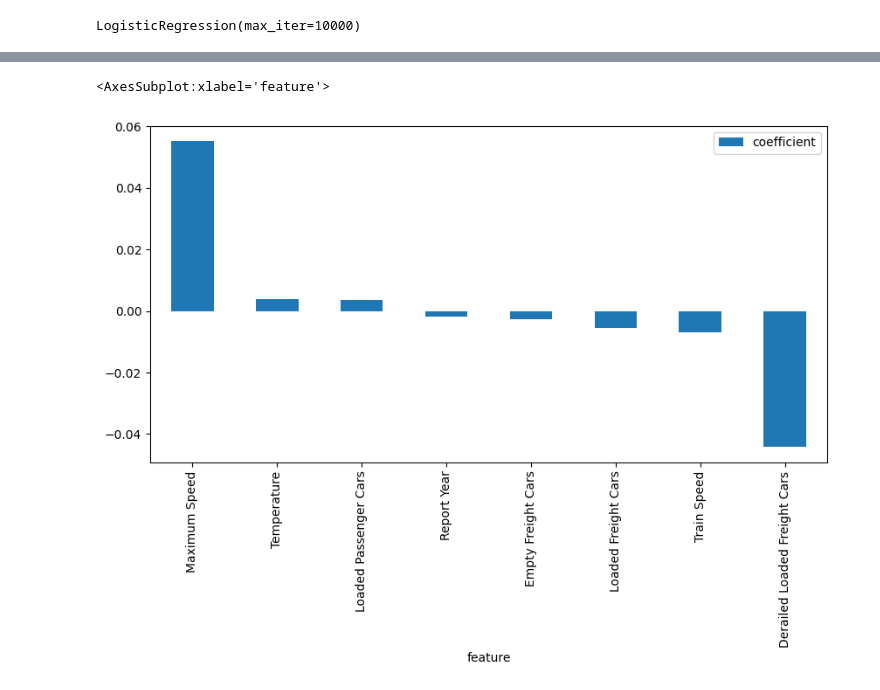
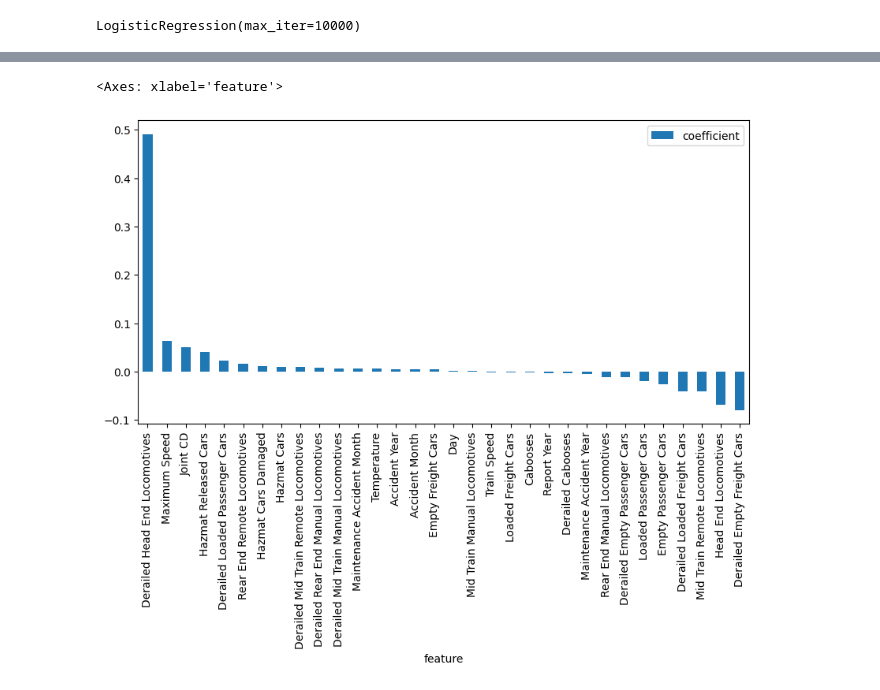
Before and after one commit to ndahlinuvm/Train-Derailment-287Project, a Jupyter notebook: log_reg.ipynb, the cells around one changed output, grey strips where cells are left out. Saved outputs shown, nothing was run; the diff lists cells and outputs as text; code cells hidden in the pictures.

```diff
--- a/log_reg.ipynb
+++ b/log_reg.ipynb
@@ -117,10 +114,10 @@ dtype: int64
 # %%
 # split into train test
 from sklearn.model_selection import train_test_split
-# X = df.drop(['deaths'], axis=1)
-X = df.drop(['Casualty'], axis=1)
-# y = df['deaths']
-y = df['Casualty']
+X = df.drop(['deaths'], axis=1)
+# X = df.drop(['Casualty'], axis=1)
+y = df['deaths']
+# y = df['Casualty']
 X_train, X_test, y_train, y_test = train_test_split(X, y, test_size=0.2)
 # %%
 # Fit a logisitc regression across all variables trying to predict whether or not a person died
@@ -136,7 +133,7 @@ print(log_reg.score(X_test, y_test))
 # %%
 # match the coefficients to the column names
-# coefficients = pd.DataFrame({'feature': df.drop(['deaths'], axis=1).columns, 'coefficient': log_reg.coef_[0]})
-coefficients = pd.DataFrame({'feature': df.drop(['Casualty'], axis=1).columns, 'coefficient': log_reg.coef_[0]})
+coefficients = pd.DataFrame({'feature': df.drop(['deaths'], axis=1).columns, 'coefficient': log_reg.coef_[0]})
+# coefficients = pd.DataFrame({'feature': df.drop(['Casualty'], axis=1).columns, 'coefficient': log_reg.coef_[0]})
 # order the coefficients from highest to lowest
 coefficients.sort_values('coefficient', ascending=False)
 coefficients.sort_values('coefficient', ascending=False).plot.bar(x='feature', y='coefficient', figsize=(10,5))
@@ -184,14 +179,14 @@ print(coefficients[coefficients['feature'] == 'Loaded Passenger Cars'])
 # %%
 # get list of coefficients that had a large impact on the model
-coefficients[abs(coefficients['coefficient']) > 0.001]
+coefficients[abs(coefficients['coefficient']) > 0.01]
 # this has to be absolute value because some coefficients are negative
-impacts = coefficients[abs(coefficients['coefficient']) > 0.001]['feature'].tolist()
+impacts = coefficients[abs(coefficients['coefficient']) > 0.01]['feature'].tolist()
 
 # keep only the columns that had a large impact on the model
 df = df[impacts]
 # add back in the deaths column
-# df['deaths'] = deaths
-df['Casualty'] = casualty
+df['deaths'] = deaths
+# df['Casualty'] = casualty
 
 df.head()
 # %% [output]
@@ -204,9 +199,9 @@ df.head()
 # %%
 # performing another logistic regression with only the columns that had a large impact on the model
-# X = df.drop(['deaths'], axis=1)
-X = df.drop(['Casualty'], axis=1)
-# y = df['deaths']
-y = df['Casualty']
+X = df.drop(['deaths'], axis=1)
+# X = df.drop(['Casualty'], axis=1)
+y = df['deaths']
+# y = df['Casualty']
 X_train, X_test, y_train, y_test = train_test_split(X, y, test_size=0.2)
 # %%
 log_reg = LogisticRegression(max_iter=10000)
@@ -221,14 +216,14 @@ print(log_reg.score(X_test, y_test))
 # %%
 # match the coefficients to the column names
-# coefficients = pd.DataFrame({'feature': df.drop(['deaths'], axis=1).columns, 'coefficient': log_reg.coef_[0]})
-coefficients = pd.DataFrame({'feature': df.drop(['Casualty'], axis=1).columns, 'coefficient': log_reg.coef_[0]})
+coefficients = pd.DataFrame({'feature': df.drop(['deaths'], axis=1).columns, 'coefficient': log_reg.coef_[0]})
+# coefficients = pd.DataFrame({'feature': df.drop(['Casualty'], axis=1).columns, 'coefficient': log_reg.coef_[0]})
 
 # order the coefficients from highest to lowest
 coefficients.sort_values('coefficient', ascending=False)
 coefficients.sort_values('coefficient', ascending=False).plot.bar(x='feature', y='coefficient', figsize=(10,5))
 # %% [output]
-<AxesSubplot:xlabel='feature'>
+<Axes: xlabel='feature'>
-[figure, old version]
+[figure, new version]
 # %%
 # find model accuracy
 log_reg.score(X_test, y_test)
```
Also changed, not shown: parts of 18 cells of this notebook, 5 other files.
